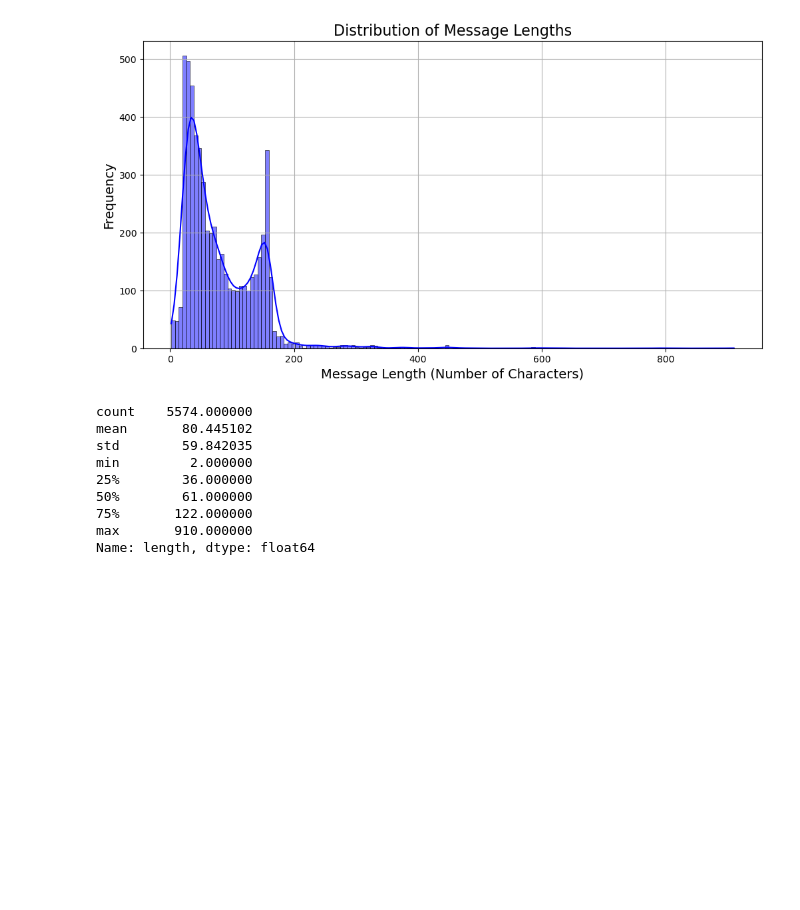
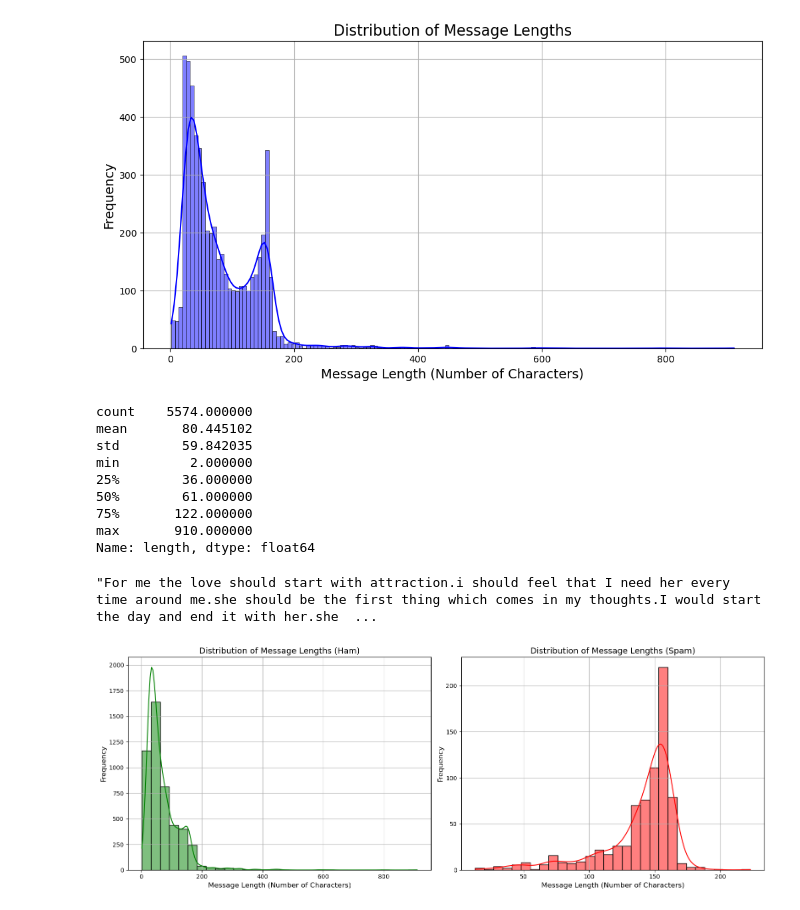
Before and after one commit to Malinda1/machine-learning_course_01, a Jupyter notebook: Natural_Langauge_processing/NLP_01.ipynb, the cells around one changed output. Saved outputs shown, nothing was run; the diff lists cells and outputs as text; code cells hidden in the pictures; blank space fills up the shorter version.

Commit message:
Created plot for explore separately how much letter count distributed use label

```diff
--- a/Natural_Langauge_processing/NLP_01.ipynb
+++ b/Natural_Langauge_processing/NLP_01.ipynb
@@ -146,3 +146,37 @@ min         2.000000
 75%       122.000000
 max       910.000000
 Name: length, dtype: float64
+# %%
+# extract the 910 letters count message
+
+messages[messages['length'] == 910]['message'].iloc[0]
+# %% [output]
+"For me the love should start with attraction.i should feel that I need her every time around me.she should be the first thing which comes in my thoughts.I would start the day and end it with her.she  ...
+# %%
+ham_messages = messages[messages['label'] == 'ham']
+spam_messages = messages[messages['label'] == 'spam']
+
+# Create subplots for side-by-side histograms
+plt.figure(figsize=(16, 6))  # Set the figure size
+
+# Histogram for ham messages
+plt.subplot(1, 2, 1)  # 1 row, 2 columns, first plot
+sns.histplot(ham_messages['length'], bins=30, kde=True, color='green')
+plt.title('Distribution of Message Lengths (Ham)', fontsize=14)
+plt.xlabel('Message Length (Number of Characters)', fontsize=12)
+plt.ylabel('Frequency', fontsize=12)
+plt.grid(True)
+
+# Histogram for spam messages
+plt.subplot(1, 2, 2)  # 1 row, 2 columns, second plot
+sns.histplot(spam_messages['length'], bins=30, kde=True, color='red')
+plt.title('Distribution of Message Lengths (Spam)', fontsize=14)
+plt.xlabel('Message Length (Number of Characters)', fontsize=12)
+plt.ylabel('Frequency', fontsize=12)
+plt.grid(True)
+
+# Display the plots
+plt.tight_layout()  # Adjust layout to prevent overlap
+plt.show()
+# %% [output]
+[figure, added]
```
